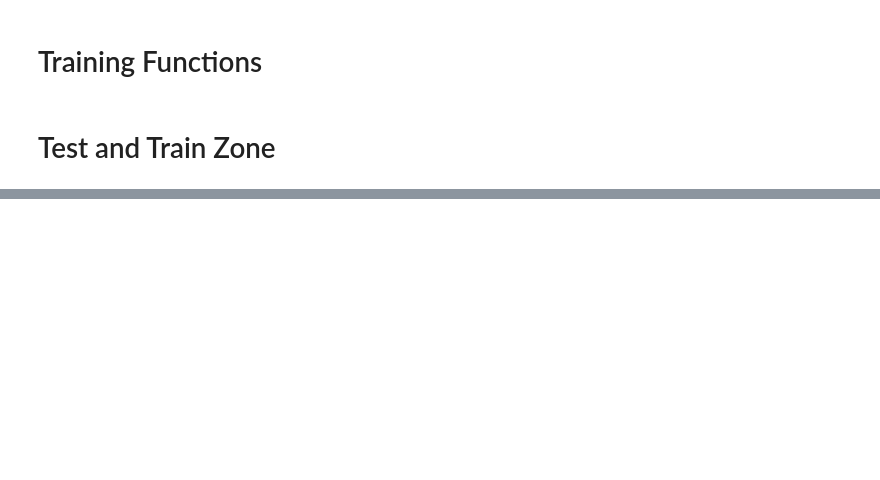
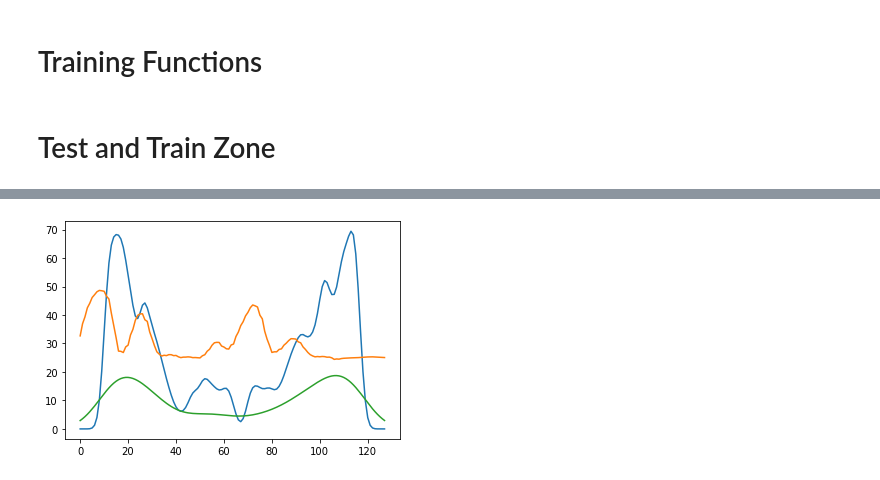
Before and after one commit to bboud/hydro-ml, a Jupyter notebook: GAN.ipynb, the cells around one changed output, grey strips where cells are left out. Saved outputs shown, nothing was run; the diff lists cells and outputs as text; code cells hidden in the pictures; blank space fills up the shorter version.

```diff
--- a/GAN.ipynb
+++ b/GAN.ipynb
@@ -122,22 +75,19 @@ def generate_data(size=128):
 # %%
 #Global Constants
 
-#Discriminator
-DFILTER = 2
-DKERNEL = "he_uniform"
-DROPOUT_RATE = 0.4
 
-#Generator
-BATCH_SIZE = 128 * DEPTH
-LATENT_DIM = 8
-KERNEL_SIZE = 3
-KERNEL = "ones"
-RELU_ALPHA = 0.2
+BATCH_SIZE = 256
 
-#Feature maps
-FILTER = 2
+#Encoder
+ENCODER_KERNEL_SIZE = 2
+ENCODER_RELU_ALPHA = 0.3
+
+#Decoder
+DECODER_KERNEL_SIZE = 2
+DECODER_RELU_ALPHA = 0.3
 
 #Optimizer Parameters
 BETA_1 = 0.9
 BETA_2 = 0.999
 EPSILON = 1e-07
+LEARNING_RATE = 1e-7
@@ -281,8 +218,11 @@ fig=plt.Figure()
 # %%
-samples = 2
-noise = tf.random.normal([samples, LATENT_DIM])
-generated_data = G.predict(noise)
-print(D.predict(generated_data))
+samples = 1
+baryon, actual_proton = generate_data(samples)
+proton = A(baryon)
 for i in range(samples):
-    plt.plot(np.arange(0, len(generated_data[i]), 1, int ), generated_data[i])
+    plt.plot(np.arange(0, len(baryon[i]), 1, int ), baryon[i])
+    plt.plot(np.arange(0, len(proton[i]), 1, int ), proton[i]*50)
+    plt.plot(np.arange(0, len(actual_proton[i]), 1, int ), actual_proton[i])
     fig=plt.Figure()
+# %% [output]
+[figure, added]
```
Also changed, not shown: parts of 15 cells of this notebook.
